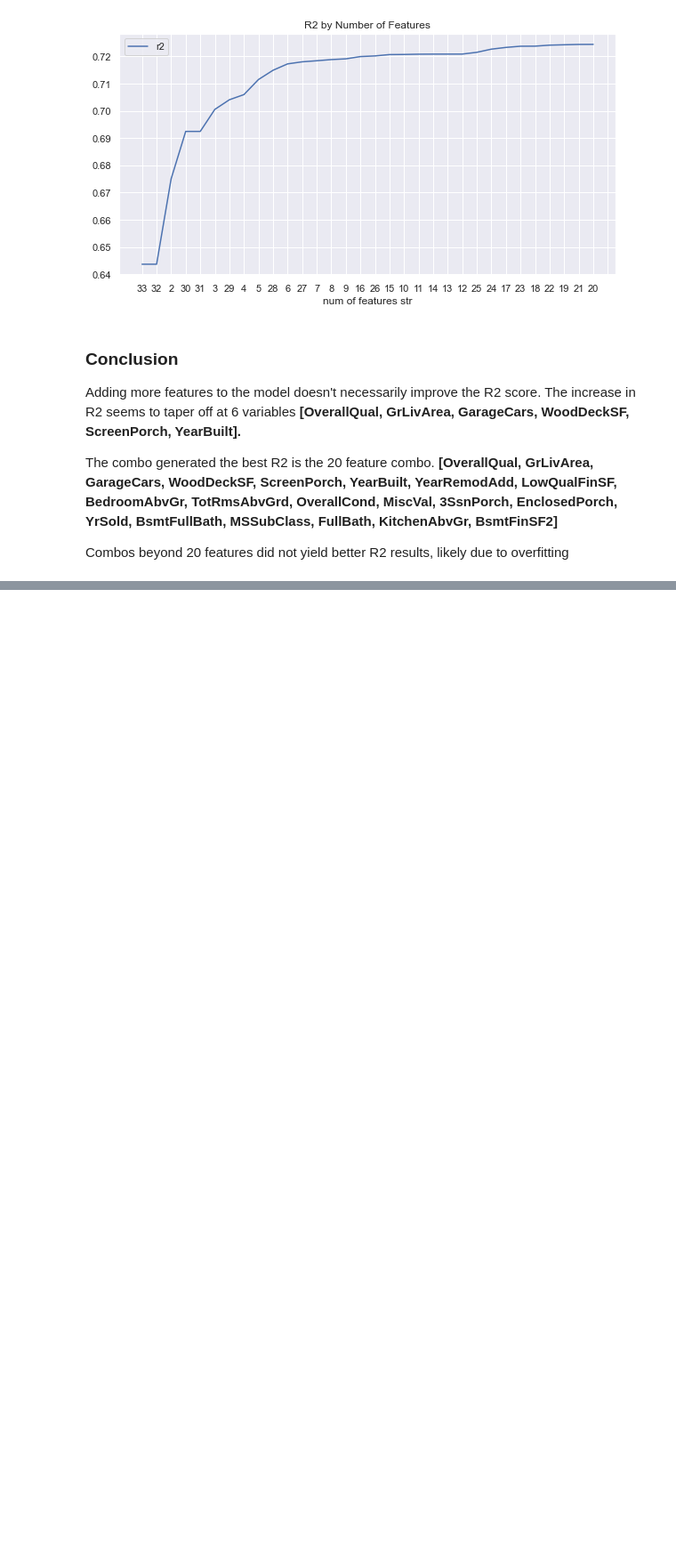
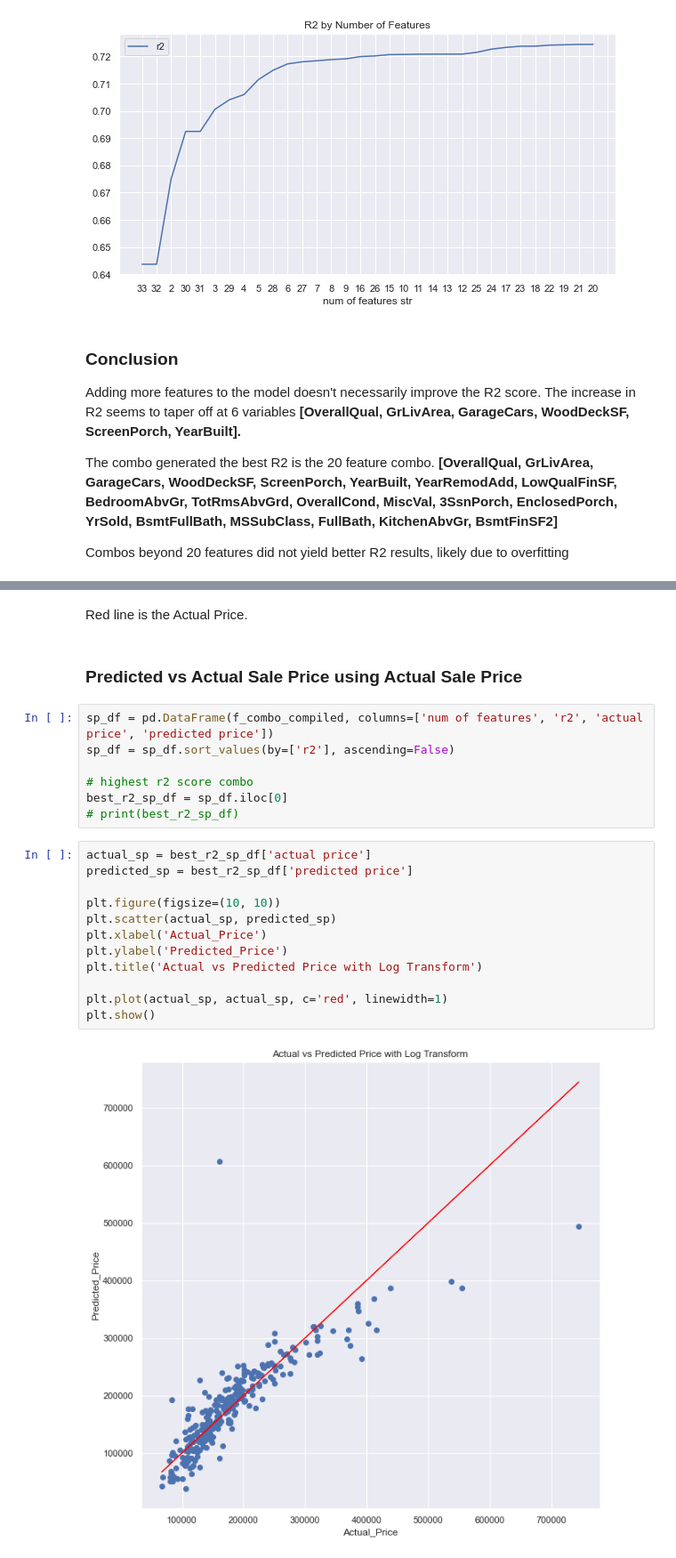
Before and after one commit to SusanQu/linear_regression_realestate, a Jupyter notebook: Boston_Real_Estate_Prediction.ipynb, the cells around one changed output, grey strips where cells are left out. Shown at 89% size. Cells and saved outputs as stored; diff of their text form; blank space fills up the shorter version.

```diff
--- a/Boston_Real_Estate_Prediction.ipynb
+++ b/Boston_Real_Estate_Prediction.ipynb
@@ -793,0 +893,25 @@ Combos beyond 20 features did not yield better R2 results, likely due to overfit
+# %% [markdown]
+Red line is the Actual Price.
+# %% [markdown]
+### Predicted vs Actual Sale Price using Actual Sale Price
+# %%
+sp_df = pd.DataFrame(f_combo_compiled, columns=['num of features', 'r2', 'actual price', 'predicted price'])
+sp_df = sp_df.sort_values(by=['r2'], ascending=False)
+
+# highest r2 score combo
+best_r2_sp_df = sp_df.iloc[0]
+# print(best_r2_sp_df)
+# %%
+actual_sp = best_r2_sp_df['actual price']
+predicted_sp = best_r2_sp_df['predicted price']
+
+plt.figure(figsize=(10, 10))
+plt.scatter(actual_sp, predicted_sp)
+plt.xlabel('Actual_Price')
+plt.ylabel('Predicted_Price')
+plt.title('Actual vs Predicted Price with Log Transform')
+
+plt.plot(actual_sp, actual_sp, c='red', linewidth=1)
+plt.show()
+# %% [output]
+[figure, added]
```
Also changed, not shown: parts of 23 cells of this notebook.
